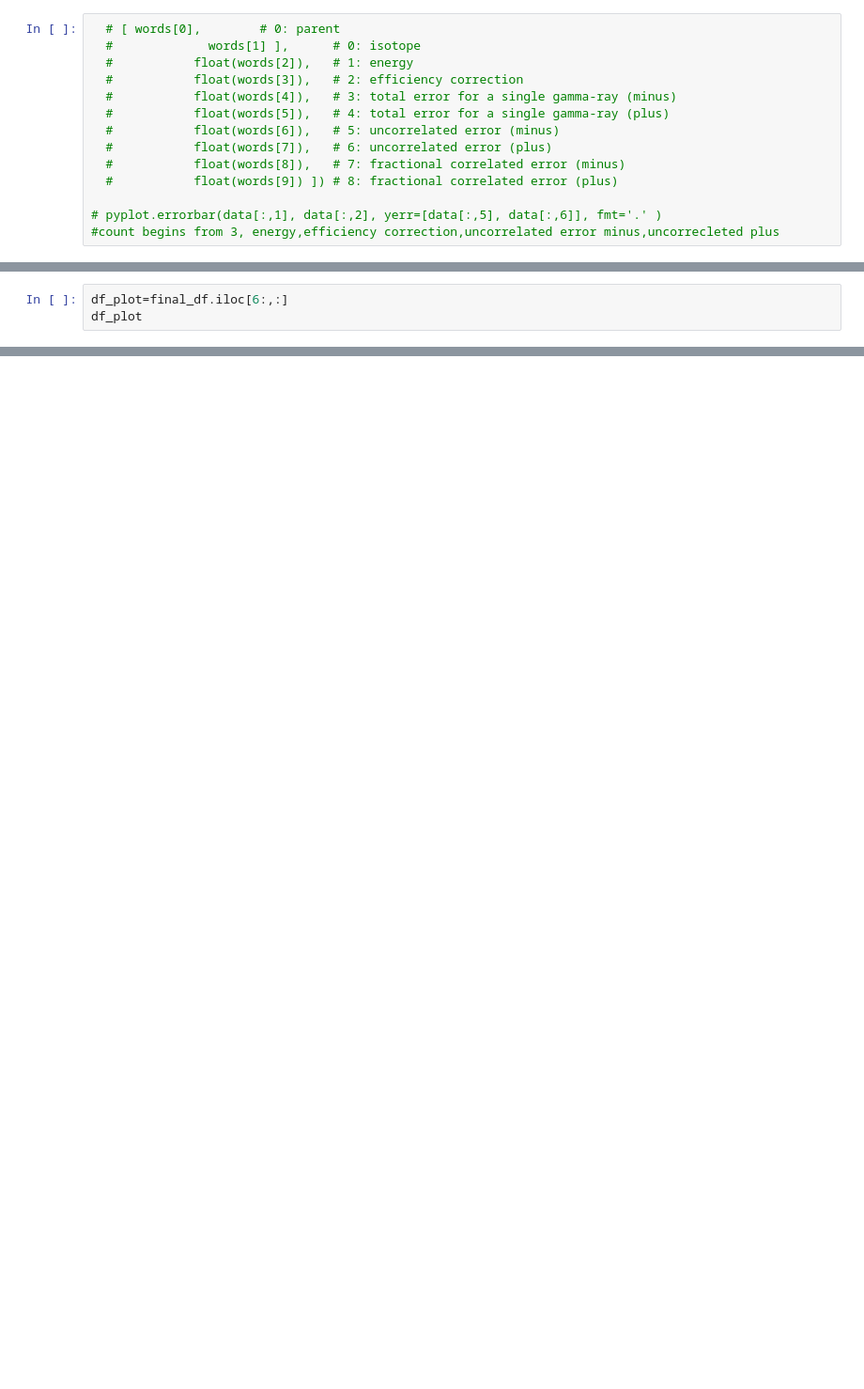
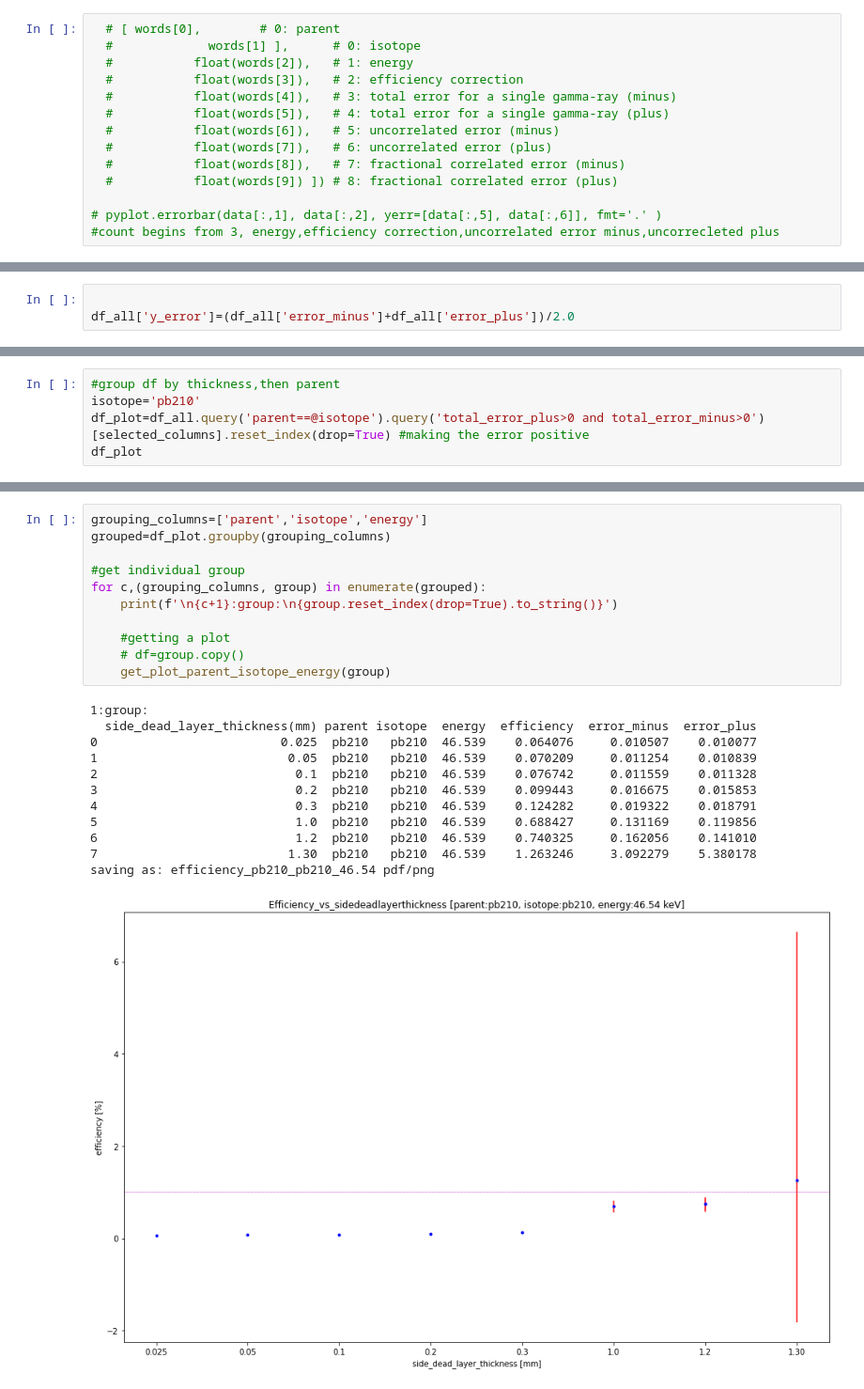
Before and after one commit to bhattathakur/geivanalysis, a Jupyter notebook: auto_macro/eff_comparision.ipynb, the cells around one changed output, grey strips where cells are left out. Shown at 94% size. Saved outputs shown, nothing was run; the diff lists cells and outputs as text; blank space fills up the shorter version.

```diff
--- a/auto_macro/eff_comparision.ipynb
+++ b/auto_macro/eff_comparision.ipynb
@@ -211,3 +226,3 @@ df_selected:
 # %%
-df_plot=final_df.iloc[6:,:]
-df_plot
+
+df_all['y_error']=(df_all['error_minus']+df_all['error_plus'])/2.0
@@ -228,0 +229,5 @@ KeyError: 'side_dead_layer_thickeness'
+# %%
+#group df by thickness,then parent
+isotope='pb210'
+df_plot=df_all.query('parent==@isotope').query('total_error_plus>0 and total_error_minus>0')[selected_columns].reset_index(drop=True) #making the error positive
+df_plot
@@ -228,0 +244,24 @@ KeyError: 'side_dead_layer_thickeness'
+# %%
+grouping_columns=['parent','isotope','energy']
+grouped=df_plot.groupby(grouping_columns)
+
+#get individual group
+for c,(grouping_columns, group) in enumerate(grouped):
+    print(f'\n{c+1}:group:\n{group.reset_index(drop=True).to_string()}')
+
+    #getting a plot
+    # df=group.copy()
+    get_plot_parent_isotope_energy(group)
+# %% [output]
+1:group:
+  side_dead_layer_thickness(mm) parent isotope  energy  efficiency  error_minus  error_plus
+0                         0.025  pb210   pb210  46.539    0.064076     0.010507    0.010077
+1                          0.05  pb210   pb210  46.539    0.070209     0.011254    0.010839
+2                           0.1  pb210   pb210  46.539    0.076742     0.011559    0.011328
+3                           0.2  pb210   pb210  46.539    0.099443     0.016675    0.015853
+4                           0.3  pb210   pb210  46.539    0.124282     0.019322    0.018791
+5                           1.0  pb210   pb210  46.539    0.688427     0.131169    0.119856
+6                           1.2  pb210   pb210  46.539    0.740325     0.162056    0.141010
+7                          1.30  pb210   pb210  46.539    1.263246     3.092279    5.380178
+saving as: efficiency_pb210_pb210_46.54 pdf/png
+[figure, added]
```
Also changed, not shown: parts of 24 cells of this notebook, 2 other files.
